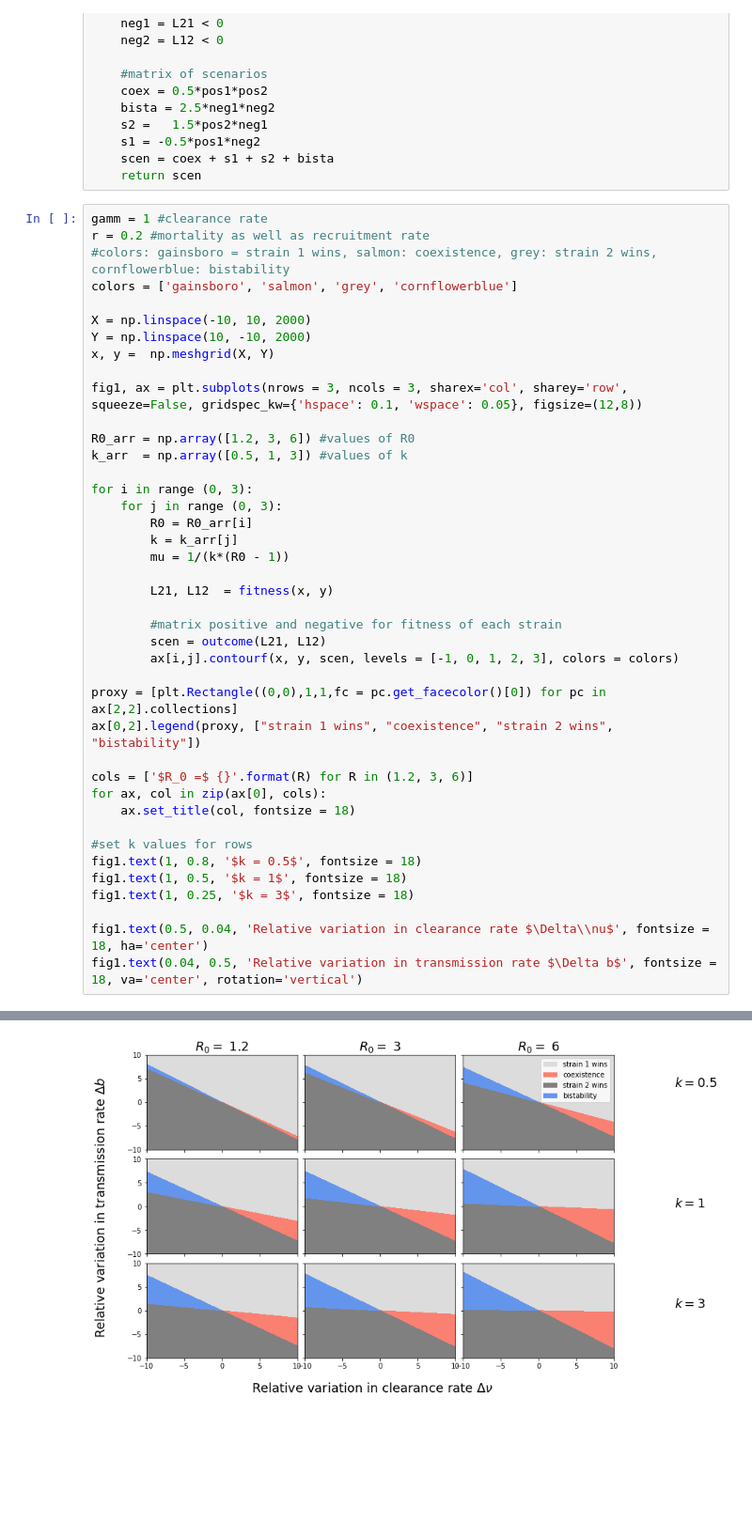
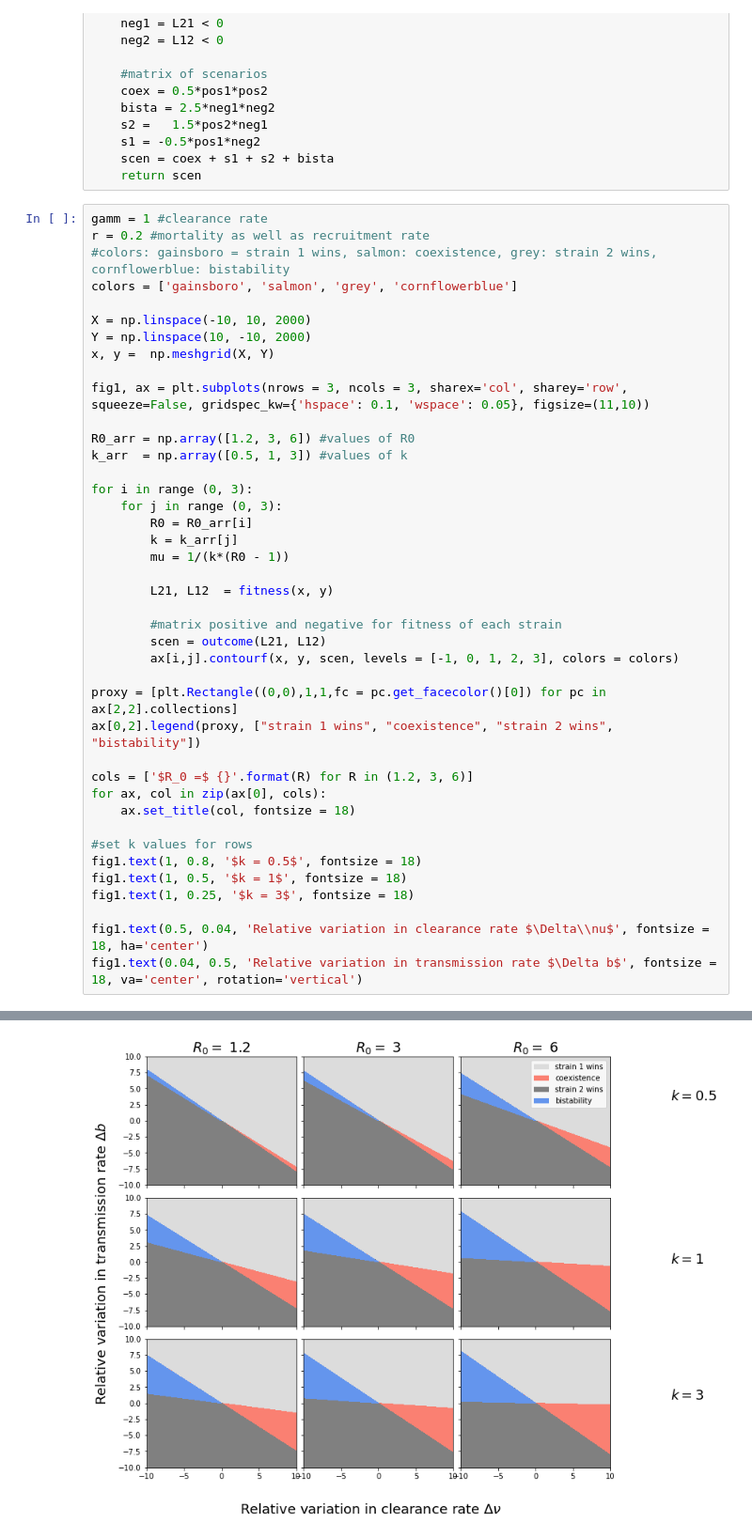
Before and after one commit to lthminhthao/selection_in_2-strains-system, a Jupyter notebook: outcomes_as_a_function_of_difference_in_transmission_clearance-rate .ipynb, the cells around one changed output, grey strips where cells are left out. Shown: that part at 94% size. Saved outputs shown, nothing was run; the diff lists cells and outputs as text; blank space fills up the shorter version.

```diff
--- a/outcomes_as_a_function_of_difference_in_transmission_clearance-rate .ipynb
+++ b/outcomes_as_a_function_of_difference_in_transmission_clearance-rate .ipynb
@@ -40,37 +40,37 @@ X = np.linspace(-10, 10, 2000)
 Y = np.linspace(10, -10, 2000)
 x, y =  np.meshgrid(X, Y)
 
-fig1, ax = plt.subplots(nrows = 3, ncols = 3, sharex='col', sharey='row', squeeze=False, gridspec_kw={'hspace': 0.1, 'wspace': 0.05}, figsize=(12,8))
+fig1, ax = plt.subplots(nrows = 3, ncols = 3, sharex='col', sharey='row', squeeze=False, gridspec_kw={'hspace': 0.1, 'wspace': 0.05}, figsize=(11,10))
 
 R0_arr = np.array([1.2, 3, 6]) #values of R0
 k_arr  = np.array([0.5, 1, 3]) #values of k
 
 for i in range (0, 3):
     for j in range (0, 3):
         R0 = R0_arr[i]
         k = k_arr[j]
         mu = 1/(k*(R0 - 1))
 
         L21, L12  = fitness(x, y)
 
         #matrix positive and negative for fitness of each strain
         scen = outcome(L21, L12)
         ax[i,j].contourf(x, y, scen, levels = [-1, 0, 1, 2, 3], colors = colors)
 
 proxy = [plt.Rectangle((0,0),1,1,fc = pc.get_facecolor()[0]) for pc in ax[2,2].collections]
 ax[0,2].legend(proxy, ["strain 1 wins", "coexistence", "strain 2 wins", "bistability"])
 
 cols = ['$R_0 =$ {}'.format(R) for R in (1.2, 3, 6)]
 for ax, col in zip(ax[0], cols):
     ax.set_title(col, fontsize = 18)
 
 #set k values for rows
 fig1.text(1, 0.8, '$k = 0.5$', fontsize = 18)
 fig1.text(1, 0.5, '$k = 1$', fontsize = 18)
 fig1.text(1, 0.25, '$k = 3$', fontsize = 18)
 
 fig1.text(0.5, 0.04, 'Relative variation in clearance rate $\Delta\\nu$', fontsize = 18, ha='center')
 fig1.text(0.04, 0.5, 'Relative variation in transmission rate $\Delta b$', fontsize = 18, va='center', rotation='vertical')
 # %% [output]
 Text(0.04, 0.5, 'Relative variation in transmission rate $\\Delta b$')
-[figure, old version]
+[figure, new version]
```
